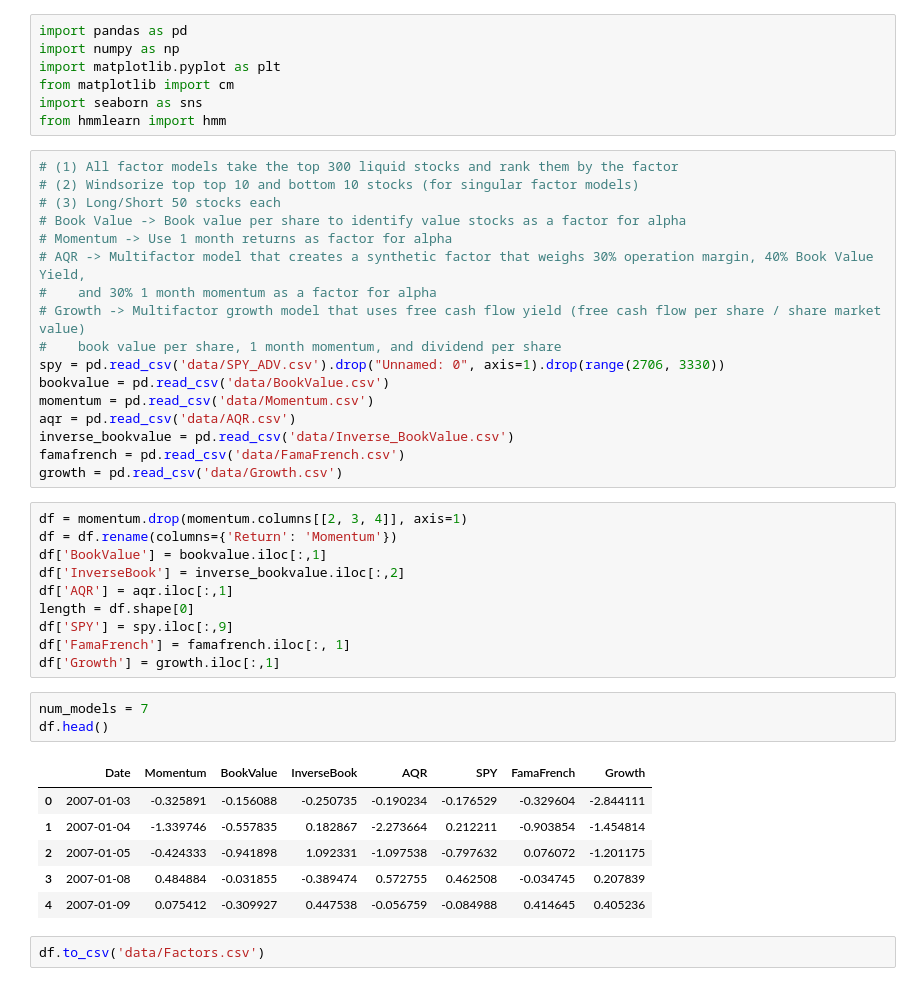
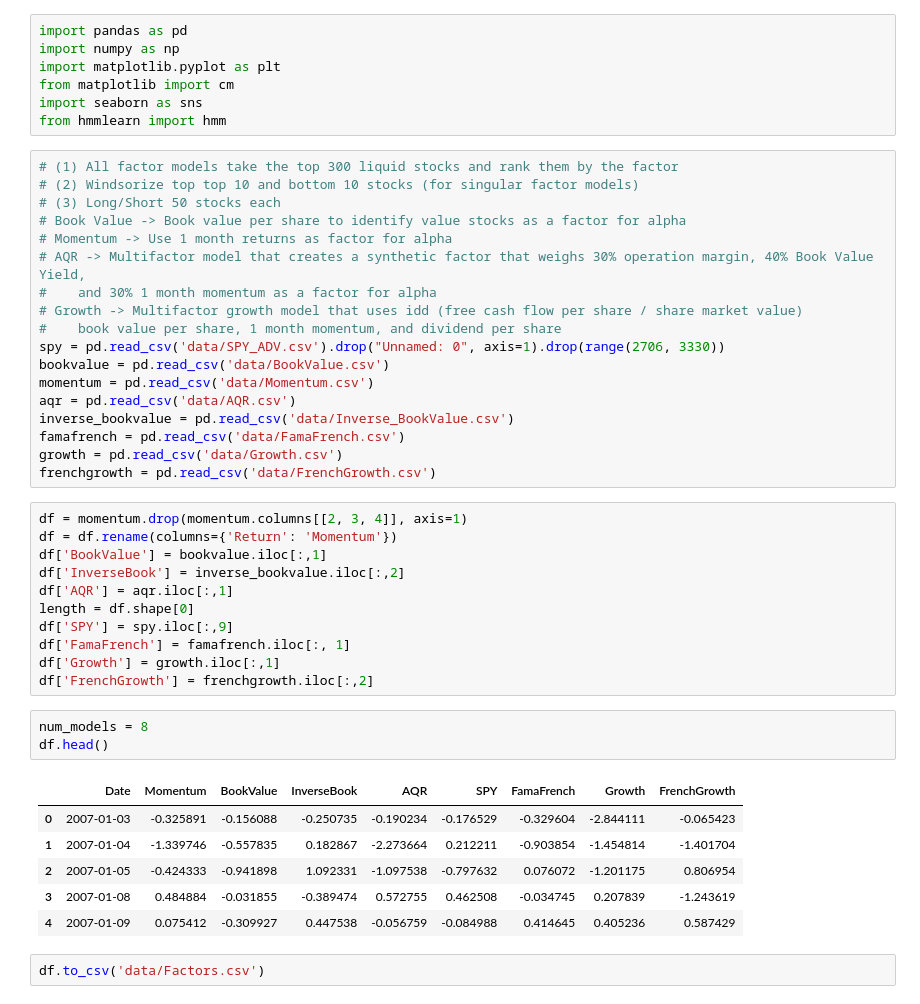
Before and after one commit to Marblez/HMM_Trading, a Jupyter notebook: models.ipynb, the cells around one changed output. Drawn from its saved outputs; the diff is of its cells as text.

```diff
--- a/models.ipynb
+++ b/models.ipynb
@@ -13,7 +13,7 @@ from hmmlearn import hmm
 # Momentum -> Use 1 month returns as factor for alpha
 # AQR -> Multifactor model that creates a synthetic factor that weighs 30% operation margin, 40% Book Value Yield,
 #    and 30% 1 month momentum as a factor for alpha
-# Growth -> Multifactor growth model that uses free cash flow yield (free cash flow per share / share market value)
+# Growth -> Multifactor growth model that uses idd (free cash flow per share / share market value)
 #    book value per share, 1 month momentum, and dividend per share
 spy = pd.read_csv('data/SPY_ADV.csv').drop("Unnamed: 0", axis=1).drop(range(2706, 3330))
 bookvalue = pd.read_csv('data/BookValue.csv')
@@ -22,6 +22,7 @@ aqr = pd.read_csv('data/AQR.csv')
 inverse_bookvalue = pd.read_csv('data/Inverse_BookValue.csv')
 famafrench = pd.read_csv('data/FamaFrench.csv')
 growth = pd.read_csv('data/Growth.csv')
+frenchgrowth = pd.read_csv('data/FrenchGrowth.csv')
 # %%
 df = momentum.drop(momentum.columns[[2, 3, 4]], axis=1)
 df = df.rename(columns={'Return': 'Momentum'})
@@ -32,16 +33,17 @@ length = df.shape[0]
 df['SPY'] = spy.iloc[:,9]
 df['FamaFrench'] = famafrench.iloc[:, 1]
 df['Growth'] = growth.iloc[:,1]
+df['FrenchGrowth'] = frenchgrowth.iloc[:,2]
 # %%
-num_models = 7
+num_models = 8
 df.head()
 # %% [output]
-|  | Date | Momentum | BookValue | InverseBook | AQR | SPY | FamaFrench | Growth |
-| 0 | 2007-01-03 | -0.325891 | -0.156088 | -0.250735 | -0.190234 | -0.176529 | -0.329604 | -2.844111 |
-| 1 | 2007-01-04 | -1.339746 | -0.557835 | 0.182867 | -2.273664 | 0.212211 | -0.903854 | -1.454814 |
-| 2 | 2007-01-05 | -0.424333 | -0.941898 | 1.092331 | -1.097538 | -0.797632 | 0.076072 | -1.201175 |
-| 3 | 2007-01-08 | 0.484884 | -0.031855 | -0.389474 | 0.572755 | 0.462508 | -0.034745 | 0.207839 |
-| 4 | 2007-01-09 | 0.075412 | -0.309927 | 0.447538 | -0.056759 | -0.084988 | 0.414645 | 0.405236 |
+|  | Date | Momentum | BookValue | InverseBook | AQR | SPY | FamaFrench | Growth | FrenchGrowth |
+| 0 | 2007-01-03 | -0.325891 | -0.156088 | -0.250735 | -0.190234 | -0.176529 | -0.329604 | -2.844111 | -0.065423 |
+| 1 | 2007-01-04 | -1.339746 | -0.557835 | 0.182867 | -2.273664 | 0.212211 | -0.903854 | -1.454814 | -1.401704 |
+| 2 | 2007-01-05 | -0.424333 | -0.941898 | 1.092331 | -1.097538 | -0.797632 | 0.076072 | -1.201175 | 0.806954 |
+| 3 | 2007-01-08 | 0.484884 | -0.031855 | -0.389474 | 0.572755 | 0.462508 | -0.034745 | 0.207839 | -1.243619 |
+| 4 | 2007-01-09 | 0.075412 | -0.309927 | 0.447538 | -0.056759 | -0.084988 | 0.414645 | 0.405236 | 0.587429 |
 # %%
 df.to_csv('data/Factors.csv')
 # %%
```
Also changed, not shown: parts of 2 cells of this notebook, 17 other files.
